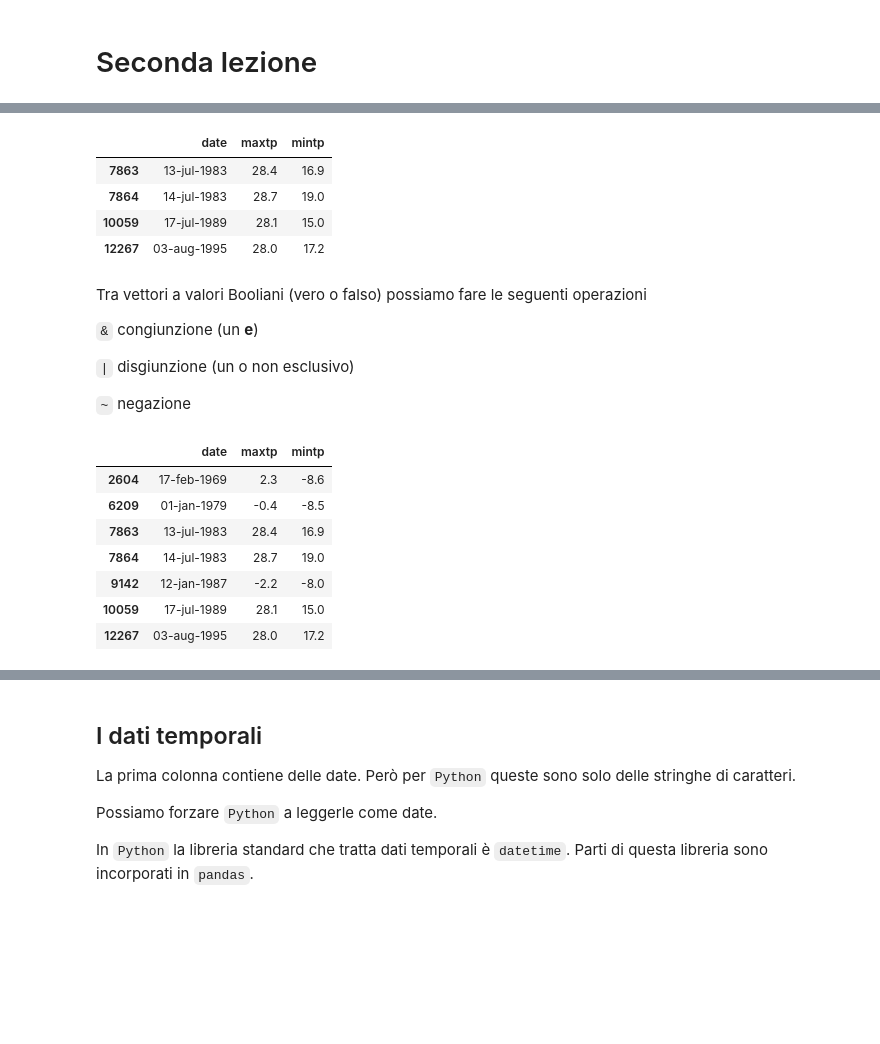
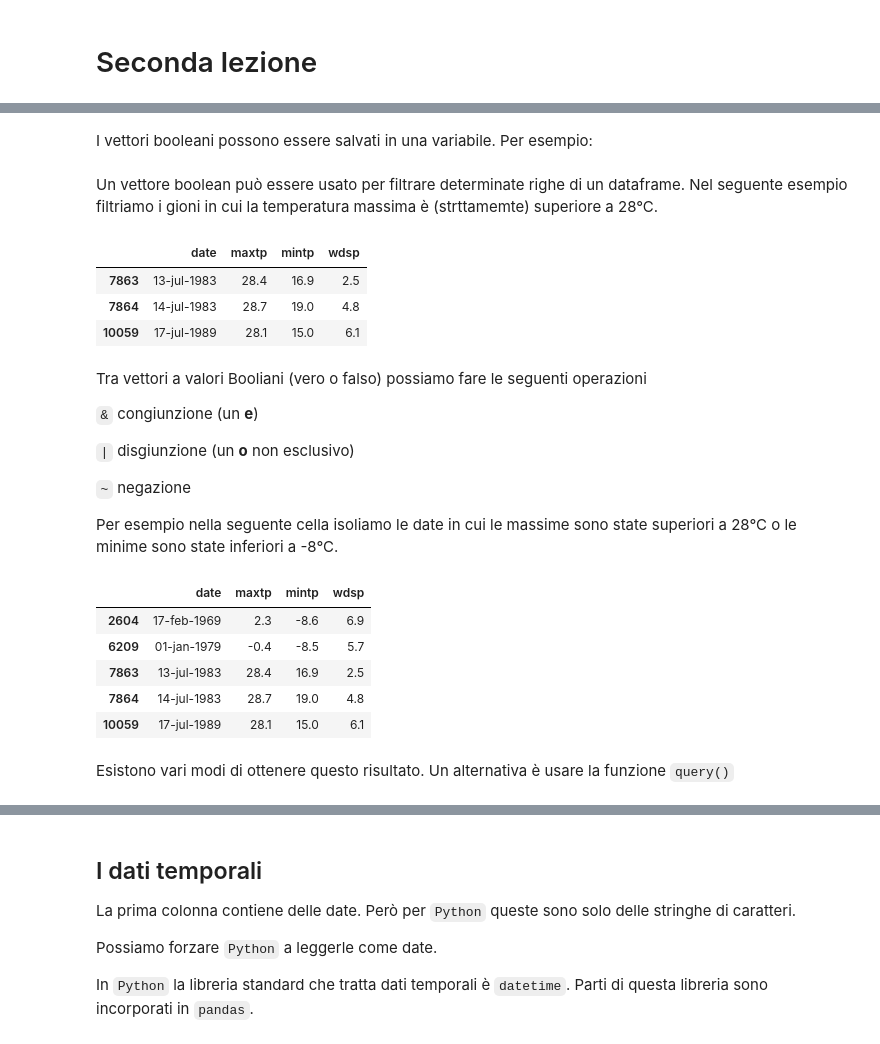
Before and after one commit to domenicozambella/BioTeIndu19, a Jupyter notebook: bozze/2_lezione.ipynb, the cells around one changed output, grey strips where cells are left out. Saved outputs shown, nothing was run; the diff lists cells and outputs as text; code cells hidden in the pictures; blank space fills up the shorter version.

```diff
--- a/bozze/2_lezione.ipynb
+++ b/bozze/2_lezione.ipynb
@@ -9,7 +9,6 @@ HTML( html_style )
 import pandas as pd
 df = pd.read_csv("../dati/Cork_Airport.csv",
                  skiprows=24,
-                 usecols=['date', 'maxtp', 'mintp'],
                 )
 df.tail(2)
 # %% [output]
@@ -18,0 +21,3 @@ df.tail(2)
+# %%
+df = df[ ['date', 'maxtp', 'mintp', 'wdsp'] ]
+df.tail(2)
@@ -21,29 +70,35 @@ df.tail(2)
+# %% [markdown]
+I vettori booleani possono essere salvati in una variabile. Per esempio:
 # %%
-max28 = df['maxtp'] >= 28
-df[max28]
+max28 = df['maxtp'] > 28
-# %% [output]
-|  | date | maxtp | mintp |
-| 7863 | 13-jul-1983 | 28.4 | 16.9 |
-| 7864 | 14-jul-1983 | 28.7 | 19.0 |
-| 10059 | 17-jul-1989 | 28.1 | 15.0 |
-| 12267 | 03-aug-1995 | 28.0 | 17.2 |
+# %% [markdown]
+Un vettore boolean può essere usato per filtrare determinate righe di un dataframe. Nel seguente esempio filtriamo i gioni in cui la temperatura massima è (strttamemte) superiore a 28°C.
+# %%
+df[max28]
+# %% [output]
+|  | date | maxtp | mintp | wdsp |
+| 7863 | 13-jul-1983 | 28.4 | 16.9 | 2.5 |
+| 7864 | 14-jul-1983 | 28.7 | 19.0 | 4.8 |
+| 10059 | 17-jul-1989 | 28.1 | 15.0 | 6.1 |
 # %% [markdown]
 Tra vettori a valori Booliani (vero o falso) possiamo fare le seguenti operazioni
 
 `&` congiunzione (un **e**)
 
-`|` disgiunzione (un o non esclusivo)
+`|` disgiunzione (un **o** non esclusivo)
 
 `~` negazione
+
+Per esempio nella seguente cella isoliamo le date in cui le massime sono state superiori a 28°C o le minime sono state inferiori a -8°C.
 # %%
-min08 = df['mintp'] <= -8
+min08 = df['mintp'] < -8
 df[max28 | min08]
 # %% [output]
-|  | date | maxtp | mintp |
-| 2604 | 17-feb-1969 | 2.3 | -8.6 |
-| 6209 | 01-jan-1979 | -0.4 | -8.5 |
-| 7863 | 13-jul-1983 | 28.4 | 16.9 |
-| 7864 | 14-jul-1983 | 28.7 | 19.0 |
-| 9142 | 12-jan-1987 | -2.2 | -8.0 |
-| 10059 | 17-jul-1989 | 28.1 | 15.0 |
-| 12267 | 03-aug-1995 | 28.0 | 17.2 |
+|  | date | maxtp | mintp | wdsp |
+| 2604 | 17-feb-1969 | 2.3 | -8.6 | 6.9 |
+| 6209 | 01-jan-1979 | -0.4 | -8.5 | 5.7 |
+| 7863 | 13-jul-1983 | 28.4 | 16.9 | 2.5 |
+| 7864 | 14-jul-1983 | 28.7 | 19.0 | 4.8 |
+| 10059 | 17-jul-1989 | 28.1 | 15.0 | 6.1 |
+# %% [markdown]
+Esistono vari modi di ottenere questo risultato. Un alternativa è usare la funzione `query()`
```
Also changed, not shown: parts of 28 cells of this notebook, 2 other files.
